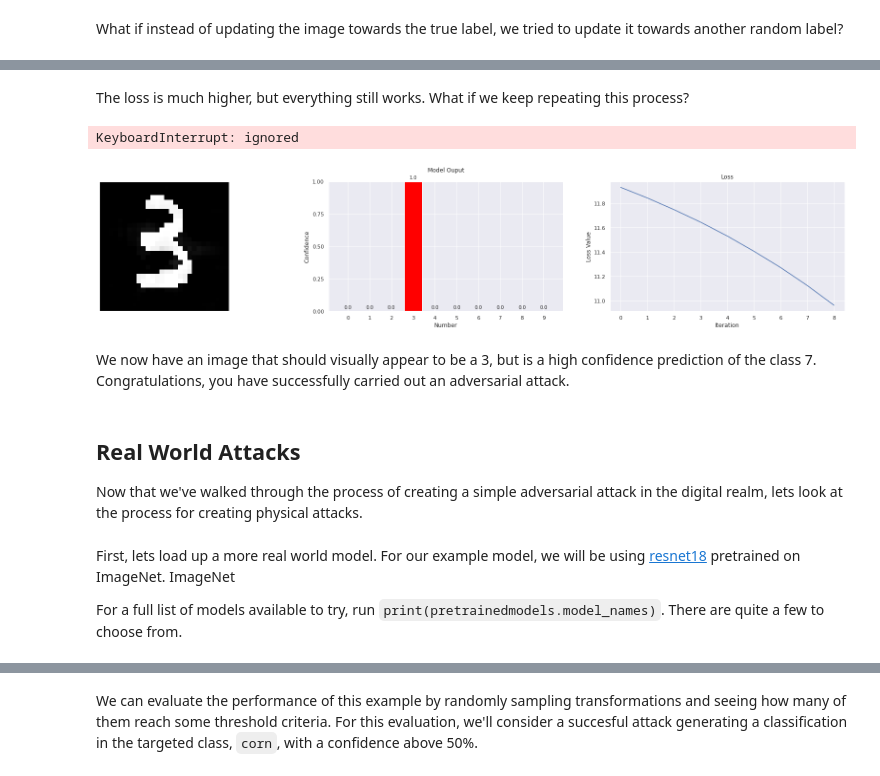
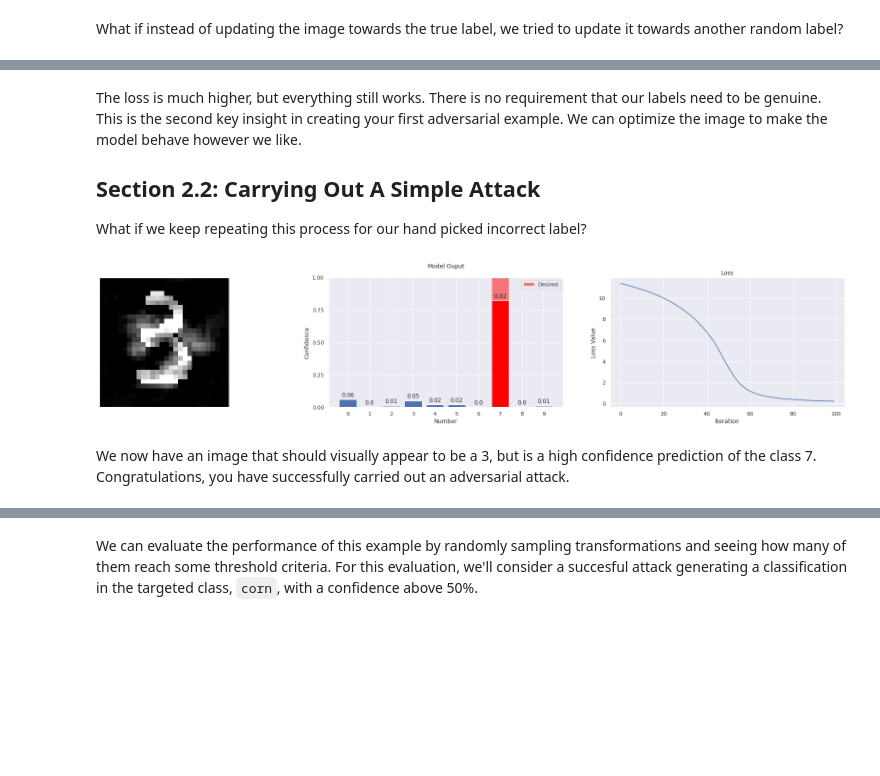
Before and after one commit to deokdecef44cnsnddos9ndam/ml-security, a Jupyter notebook: ai_for_streetfighters.ipynb, the cells around one changed output, grey strips where cells are left out. Saved outputs shown, nothing was run; the diff lists cells and outputs as text; code cells hidden in the pictures; blank space fills up the shorter version.

```diff
--- a/ai_for_streetfighters.ipynb
+++ b/ai_for_streetfighters.ipynb
@@ -350,0 +195,4 @@ Loss after updating the image: 0.0009788295719772577
+# %%
+# 1.5.1
+
+mlsec.mnist.run_test(model, testing_set)
@@ -350,0 +343,3 @@ Loss after updating the image: 0.0009788295719772577
+# %%
+# 1.7.0
+mlsec.mnist.run_test(model, testing_set)
@@ -366,30 +496,30 @@ Loss after updating the image: 11.839818000793457
-# %% [markdown]
-The loss is much higher, but everything still works. What if we keep repeating this process?
+# %% [markdown]
+The loss is much higher, but everything still works. There is no requirement that our labels need to be genuine. This is the second key insight in creating your first adversarial example. We can optimize the image to make the model behave however we like.
+
+## Section 2.2: Carrying Out A Simple Attack
+
+What if we keep repeating this process for our hand picked incorrect label?
 # %%
+# 2.2.0
+
+# Specifying that our image is now a optimizable parameter, or "knob"
 image = nn.Parameter(sample_image)
+
 loss_history = []
-for epoch in range(100):
+for iteration in range(100):
+  # Get the current confidence outputs for the iamge
+  output_confidence = model(image)
+  # Compute the loss with the adversarial label
+  loss = loss_fn(output_confidence, fake_label)
+  # Update the image to minimize this new loss
+  update_parameters(loss, [image])
 
-  outputs = model(image)
-  loss = loss_fn(outputs, fake_label)
-  update_parameters(loss, [image])
+  # Plotting code
   loss_history.append(loss.item())
-  mlsec.plots.progress(image, model, loss_history)
+  mlsec.plots.progress(image, model, loss_history, 7)
 
-idisplay.clear_output(wait=True)
+display.clear_output(wait=True)
 # %% [output]
-KeyboardInterrupt: ignored
-[figure, old version]
+[figure, new version]
 # %% [markdown]
 We now have an image that should visually appear to be a 3, but is a high confidence prediction of the class 7. Congratulations, you have successfully carried out an adversarial attack.
-# %% [markdown]
- ## Real World Attacks
-
-Now that we've walked through the process of creating a simple adversarial attack in the digital realm, lets look at the process for creating physical attacks.
-# %% [markdown]
-
-
-First, lets load up a more real world model. For our example model, we will be using [resnet18](https://arxiv.org/abs/1512.03385) pretrained on ImageNet. ImageNet
-
-
-For a full list of models available to try, run `print(pretrainedmodels.model_names)`. There are quite a few to choose from.
```
Also changed, not shown: parts of 97 cells of this notebook.
